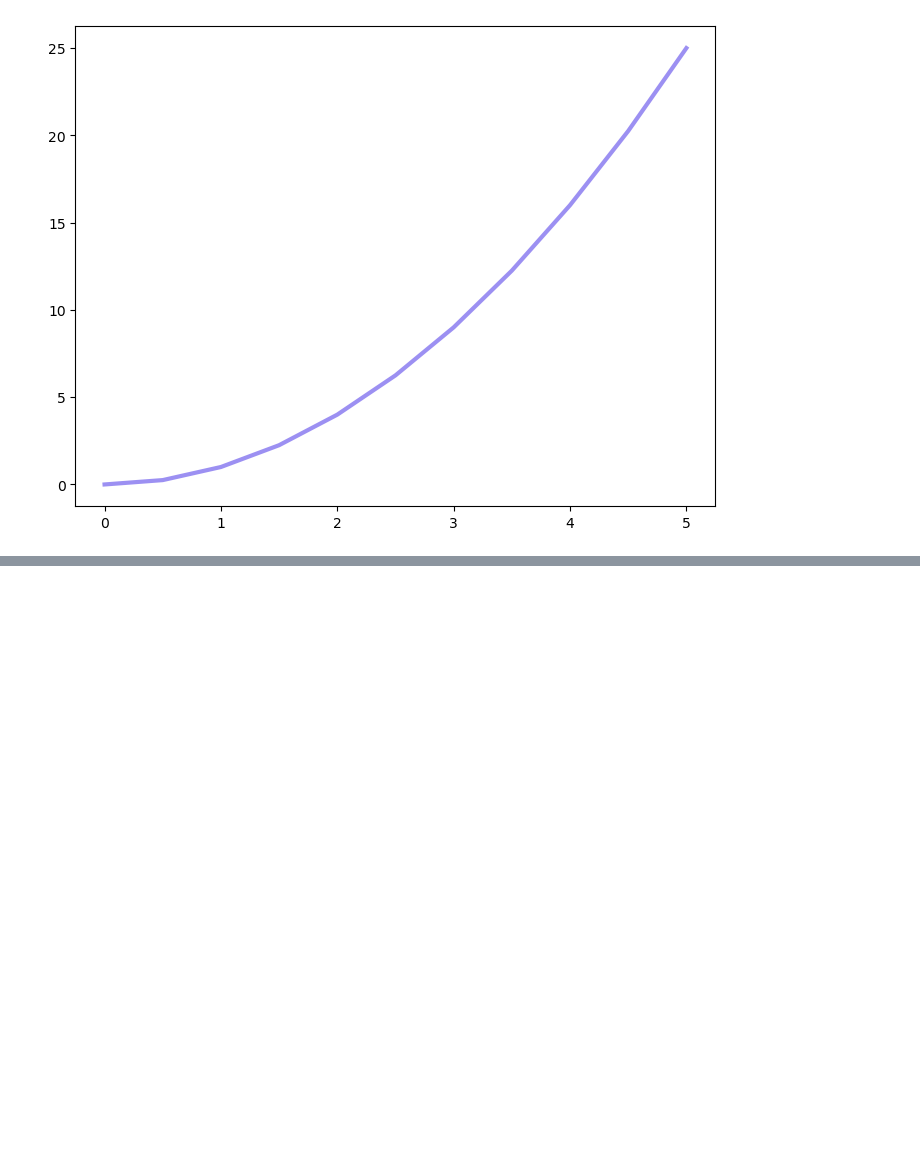
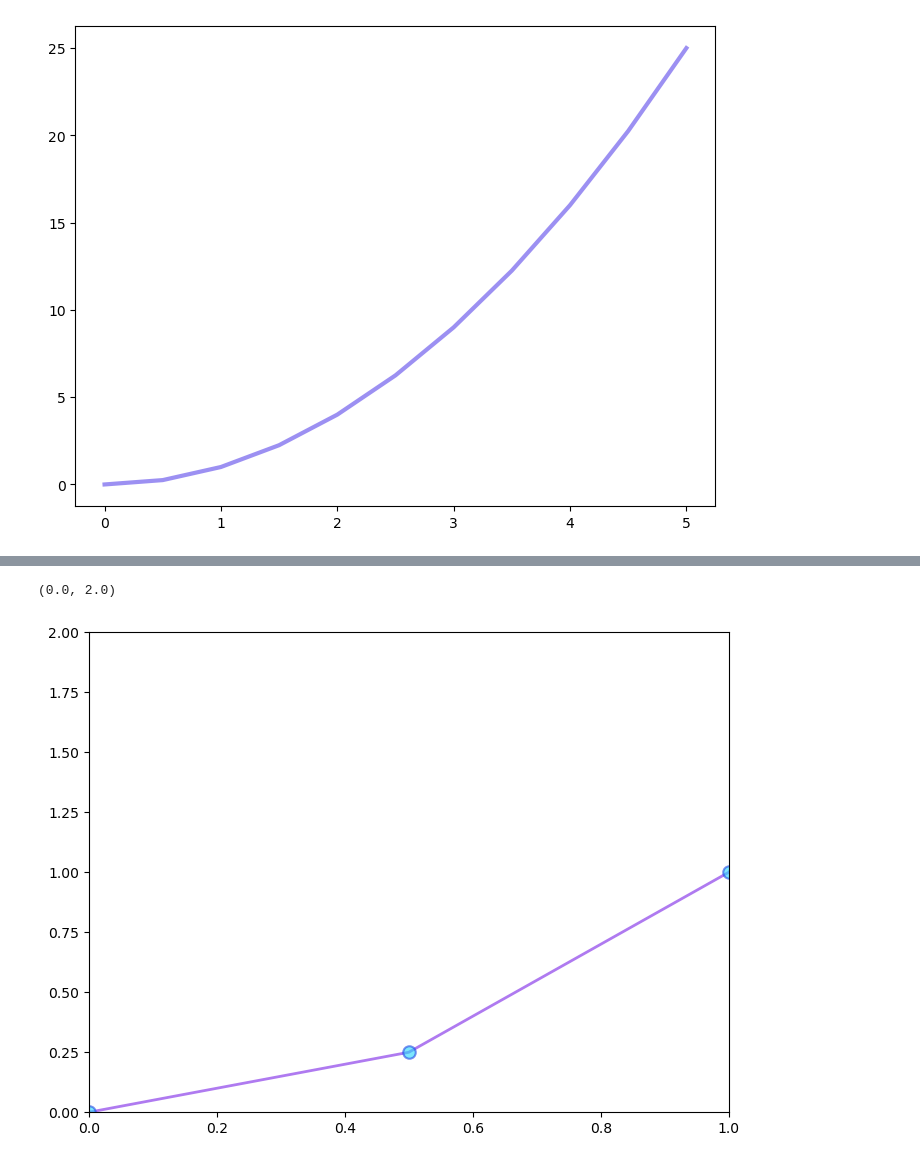
Before and after one commit to Malinda1/machine-learning_course_01, a Jupyter notebook: data_visualization/data_visualization_01.ipynb, the cells around one changed output, grey strips where cells are left out. Saved outputs shown, nothing was run; the diff lists cells and outputs as text; code cells hidden in the pictures; blank space fills up the shorter version.

```diff
--- a/data_visualization/data_visualization_01.ipynb
+++ b/data_visualization/data_visualization_01.ipynb
@@ -171,0 +210,26 @@ ax.plot(x, y, color = '#3A22E6', linewidth = 3, alpha = 0.5)
+# %%
+#✅ Control the visible range: Ensures that only data within the range [0, 1] is shown.
+#✅ Improve visualization: Helps focus on a specific portion of the data.
+
+fig = plt.figure()
+
+ax = fig.add_axes([0, 0, 1, 1])
+
+ax.plot(
+    x, y,
+    color = '#7A22E6',
+    lw = 2,
+    alpha = 0.6,
+    ls = '-' ,
+    marker = 'o',
+    markersize = 9,
+    markerfacecolor = '#25D6FA',
+    markeredgewidth = 1.5,
+    markeredgecolor = '#2249E6'
+)
+
+ax.set_xlim([0, 1])
+ax.set_ylim([0, 2])
+# %% [output]
+(0.0, 2.0)
+[figure, added]
```
Also changed, not shown: parts of 3 cells of this notebook.
